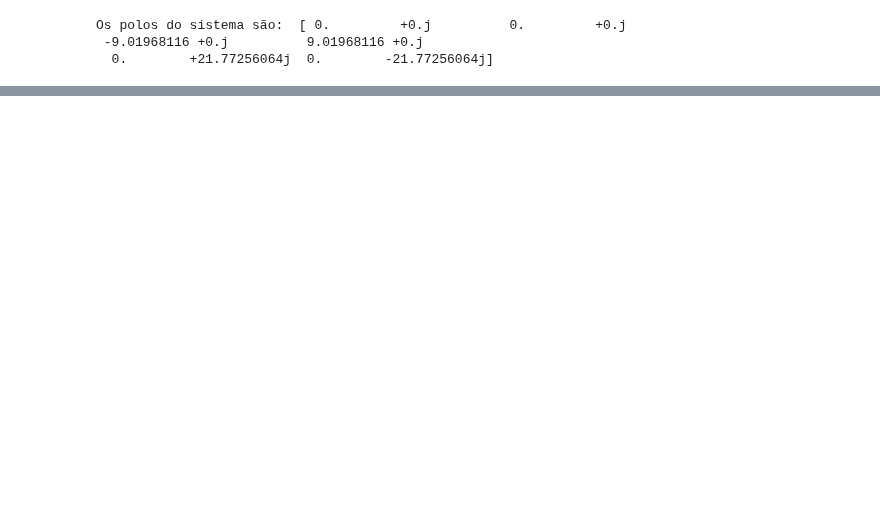
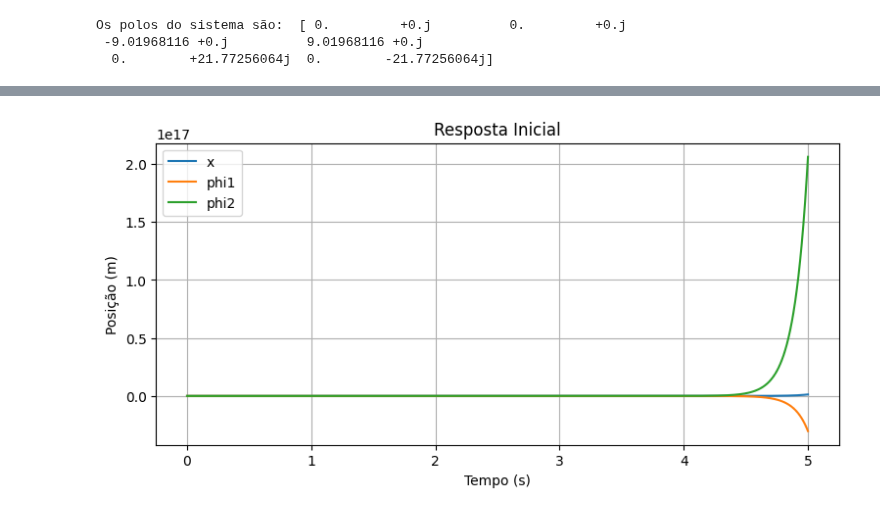
Before and after one commit to thebrendonbarbosa/Projeto_TCC_DPI_Thalyson, a Jupyter notebook: scripts/modelagem_sistema_duplo_pêndulo.ipynb, the cells around one changed output, grey strips where cells are left out. Drawn from its saved outputs; the diff is of its cells as text; code cells hidden in the pictures; blank space fills up the shorter version.

```diff
--- a/scripts/modelagem_sistema_duplo_pêndulo.ipynb
+++ b/scripts/modelagem_sistema_duplo_pêndulo.ipynb
@@ -221,0 +250,5 @@ Os polos do sistema são:  [ 0.         +0.j          0.         +0.j
+# %%
+x0 = np.array([[0.0],[0],[0.01],[0],[0],[0]])
+tp = np.linspace(0, 5, 1500)
+t,y = ct.initial_response(sys, tp,x0) # Resposta Inicial
+r,d = ct.step_response(sys,tp,x0) # Resposta ao degrau
@@ -221,0 +272,15 @@ Os polos do sistema são:  [ 0.         +0.j          0.         +0.j
+# %%
+altura = 4
+largura = 9
+subplots = plt.subplots(1, 1, figsize=(largura, altura))
+subplots[1].plot(t,y[0], label='x')
+subplots[1].plot(t,y[1], label='phi1')
+subplots[1].plot(t,y[2], label='phi2')
+subplots[1].set_title('Resposta Inicial')
+subplots[1].set_xlabel('Tempo (s)')
+subplots[1].set_ylabel('Posição (m)')
+subplots[1].grid(True)
+subplots[1].legend()
+plt.show()
+# %% [output]
+[figure, added]
```
Also changed, not shown: parts of 2 cells of this notebook.
